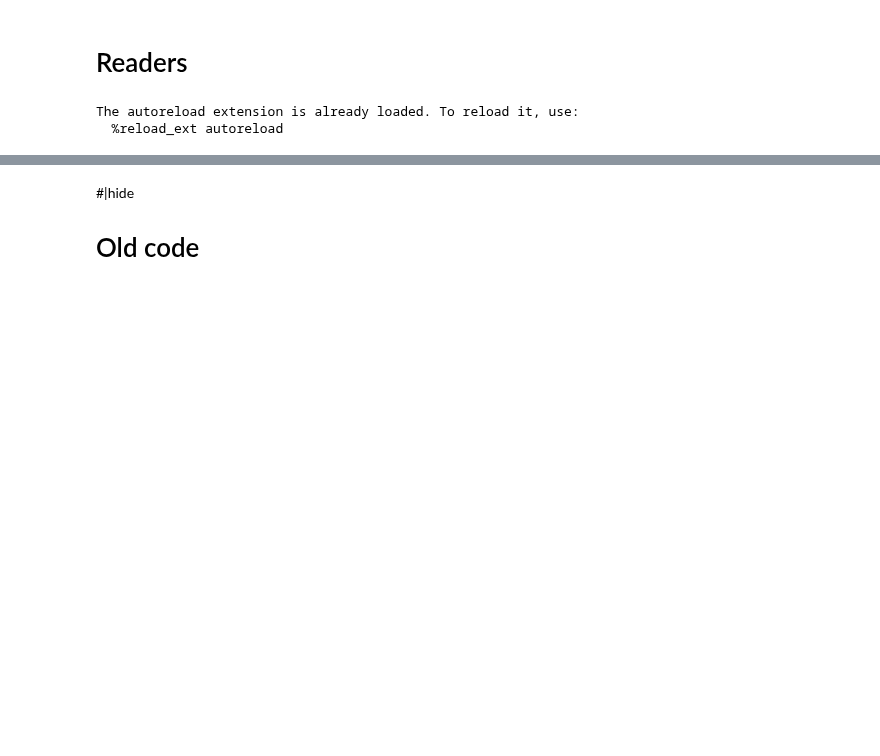
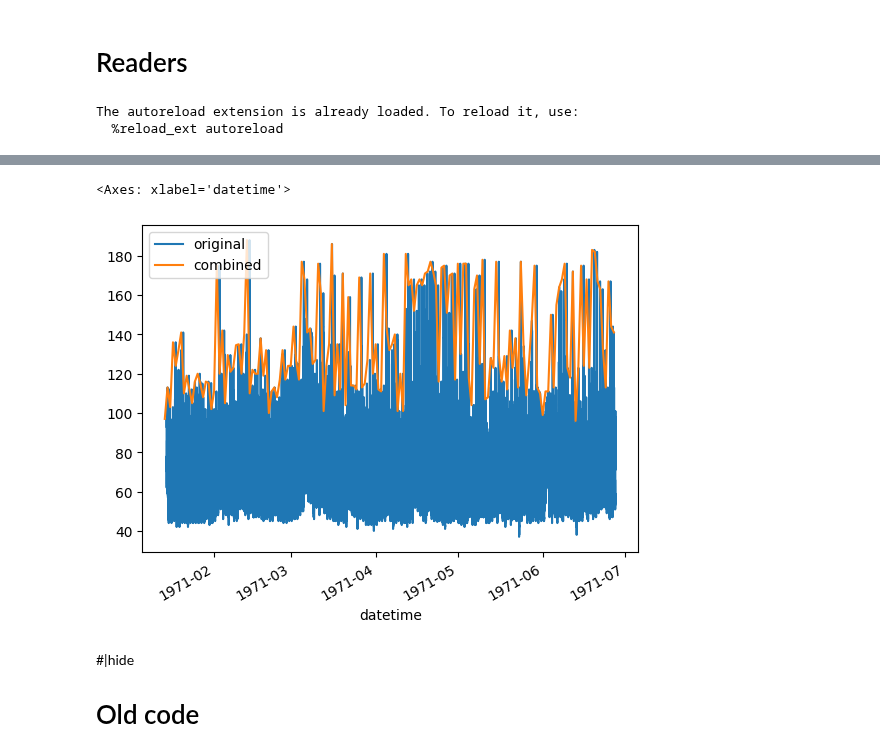
Before and after one commit to Arcascope/circadian, a Jupyter notebook: nbs/api/05_readers.ipynb, the cells around one changed output, grey strips where cells are left out. Drawn from its saved outputs; the diff is of its cells as text; code cells hidden in the pictures; blank space fills up the shorter version.

```diff
--- a/nbs/api/05_readers.ipynb
+++ b/nbs/api/05_readers.ipynb
@@ -174,0 +215,13 @@ def load_json(filepath: str, # path to file
+# %%
+#| hide
+# test loading a csv
+data_path = '../../circadian/sample_data/sample_data.csv'
+df = load_csv(data_path, timestamp_col='timestamp')
+# %%
+WEREABLE_RESAMPLE_METHOD = {
+    'steps': 'sum',
+    'wake': 'max',
+    'heartrate': 'max',
+    'light_estimate': 'mean',
+    'activity': 'mean',
+}
@@ -204,19 +288,17 @@ df = load_json(data_path, metadata={'data_id': 'sample_data', 'subject_id': 'sam
-# %%
-#| export
-#| hide
-def load_csv(self,
-             filepath: str, # path to file
-             metadata: Dict[str, str] = None, # etadata containing data_id, subject_id, or other_info
-             *args, # arguments to pass to pd.read_csv
-             **kwargs, # keyword arguments to pass to pd.read_csv
-             ):
-    "Create a dataframe from a csv containing wereable data"
-    df = pd.read_csv(filepath, *args, **kwargs)
-    if metadata is not None:
-        df.wereable.add_metadata(metadata, inplace=True)
-    else:
-        df.wereable.add_metadata({'data_id': 'unknown', 'subject_id': 'unknown'}, inplace=True)
-    return df
+# %%
+#| hide
+# test combining wereable dataframes
+data_path = '../../circadian/sample_data/sample_data.csv'
+df = load_csv(data_path, timestamp_col='timestamp')
+combined_df = combine_wereable_dataframes({'heartrate': df}, resample=True, resample_freq='24H')
+# %%
+#| hide
+# plot df and combined_df on the same plot
+ax = df.wereable.plot('heartrate', label='original')
+combined_df.wereable.plot('heartrate', ax=ax, label='combined')
+# %% [output]
+<Axes: xlabel='datetime'>
+[figure, added]
 # %% [markdown]
 #|hide
 # Old code
```
Also changed, not shown: parts of 12 cells of this notebook, 3 other files.
